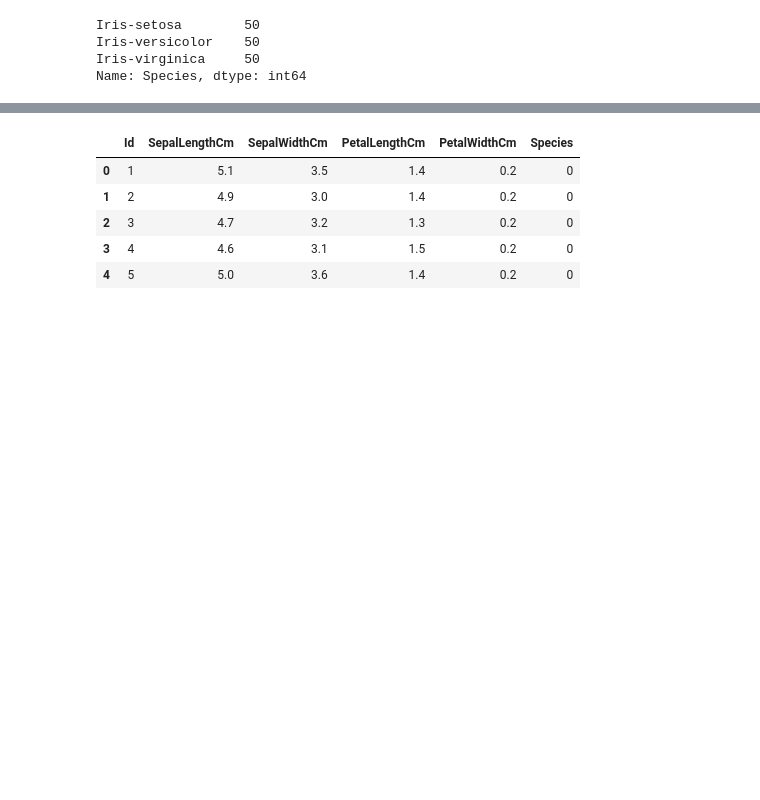
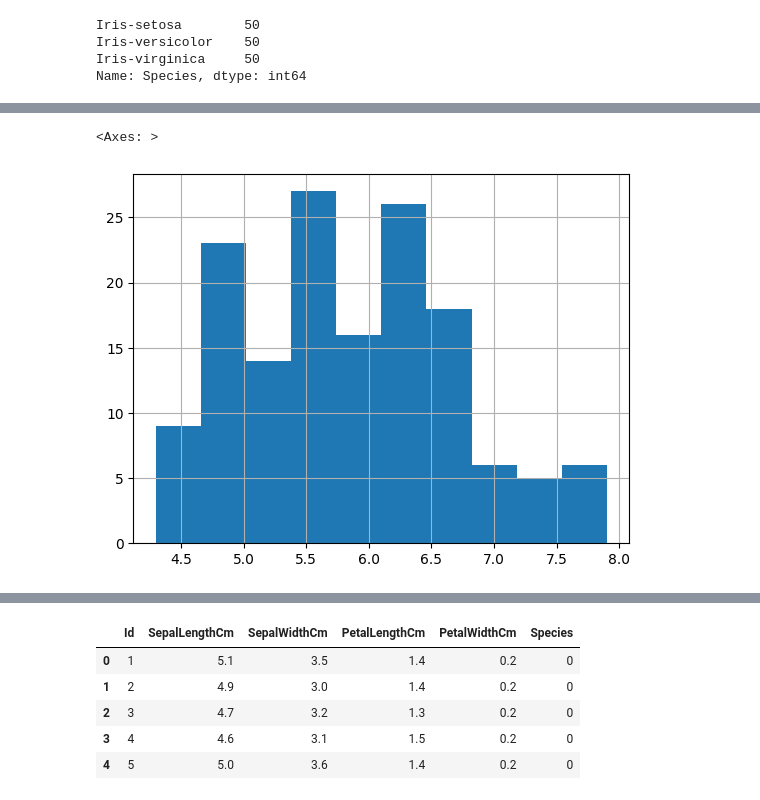
Before and after one commit to PuneetVerma04/IRIS-Classification-using-Python-Scikit-learn-Tensorflow, a Jupyter notebook: Main.ipynb, the cells around one changed output, grey strips where cells are left out. Saved outputs shown, nothing was run; the diff lists cells and outputs as text; code cells hidden in the pictures; blank space fills up the shorter version.

```diff
--- a/Main.ipynb
+++ b/Main.ipynb
@@ -50,0 +68,5 @@ dtype: int64
+# %%
+df['SepalLengthCm'].hist()
+# %% [output]
+<Axes: >
+[figure, added]
```
Also changed, not shown: parts of 12 cells of this notebook.
